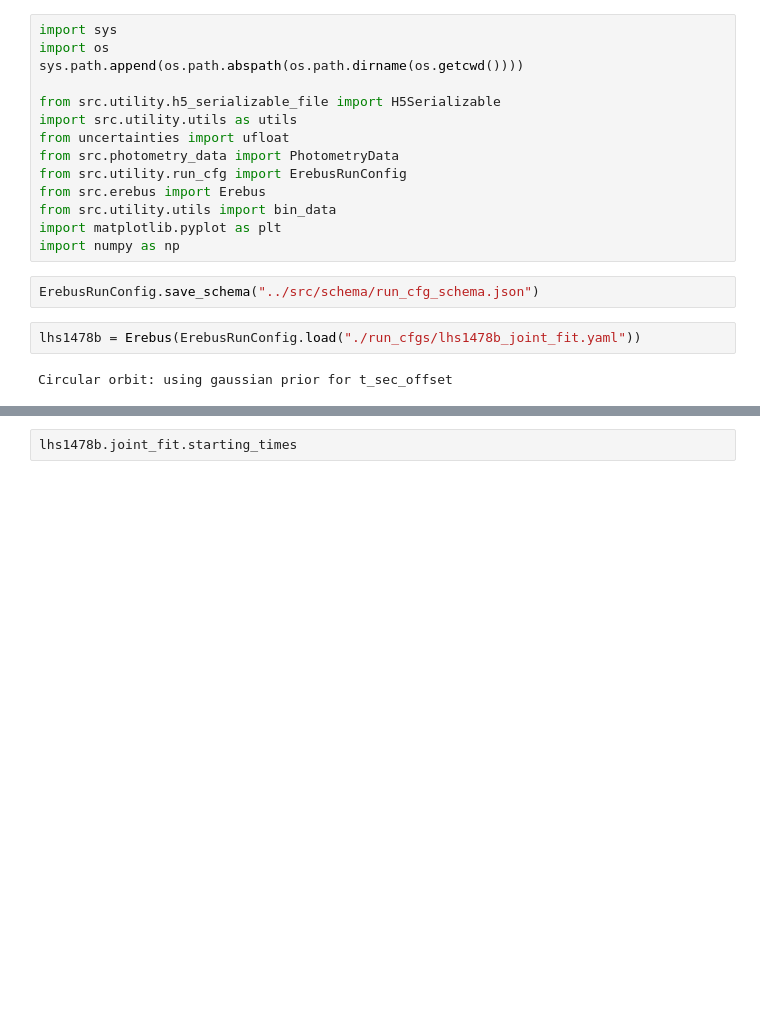
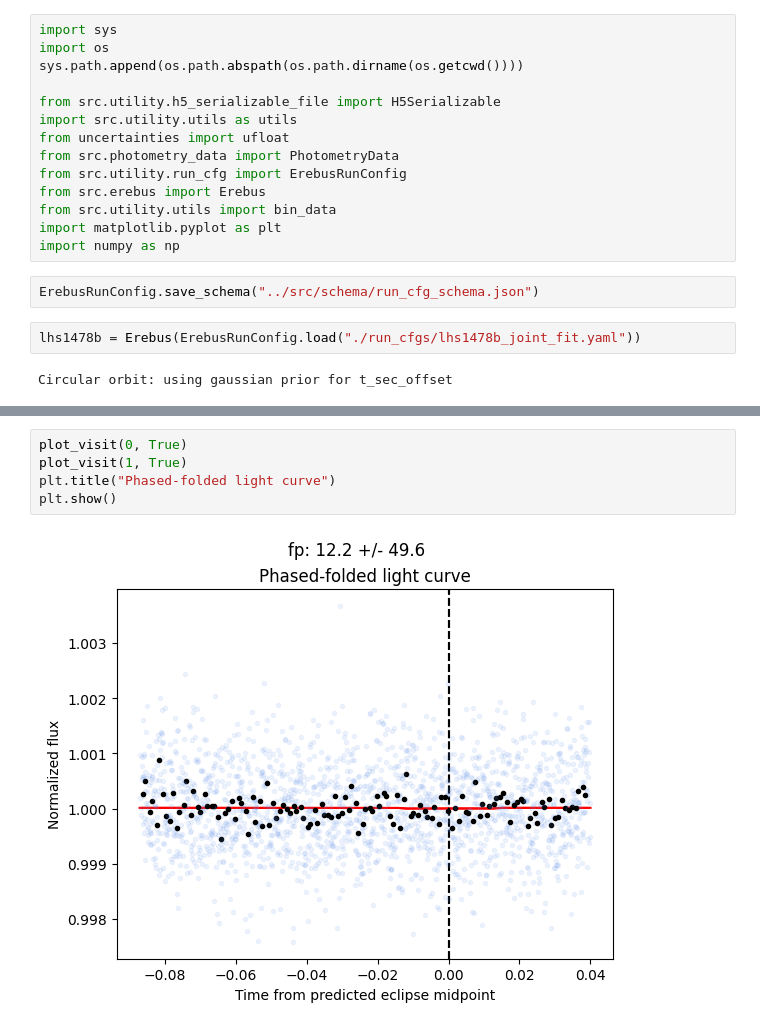
Before and after one commit to nicholasconnors/erebus, a Jupyter notebook: reanalysis_2025/joint_fit.ipynb, the cells around one changed output, grey strips where cells are left out. Drawn from its saved outputs; the diff is of its cells as text; blank space fills up the shorter version.

```diff
--- a/reanalysis_2025/joint_fit.ipynb
+++ b/reanalysis_2025/joint_fit.ipynb
@@ -47,2 +95,7 @@ process chain 0
-# %%
-lhs1478b.joint_fit.starting_times
+# %%
+plot_visit(0, True)
+plot_visit(1, True)
+plt.title("Phased-folded light curve")
+plt.show()
+# %% [output]
+[figure, added]
```
Also changed, not shown: parts of 3 cells of this notebook, 2 other files.
